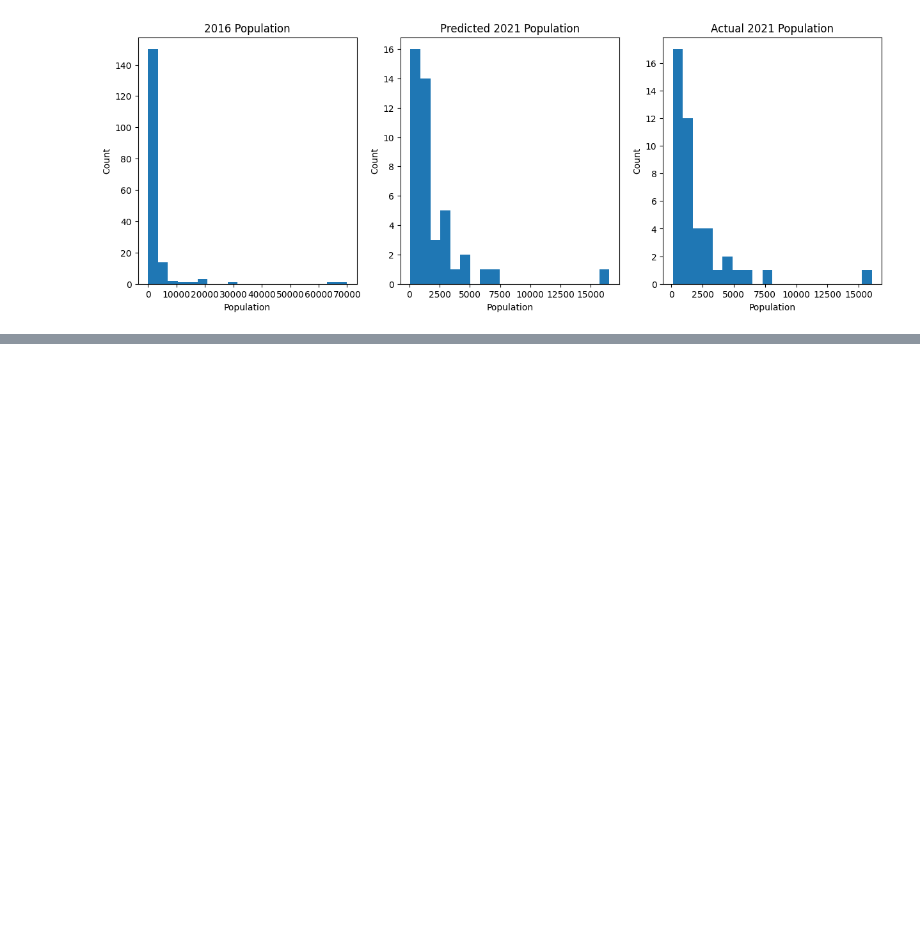
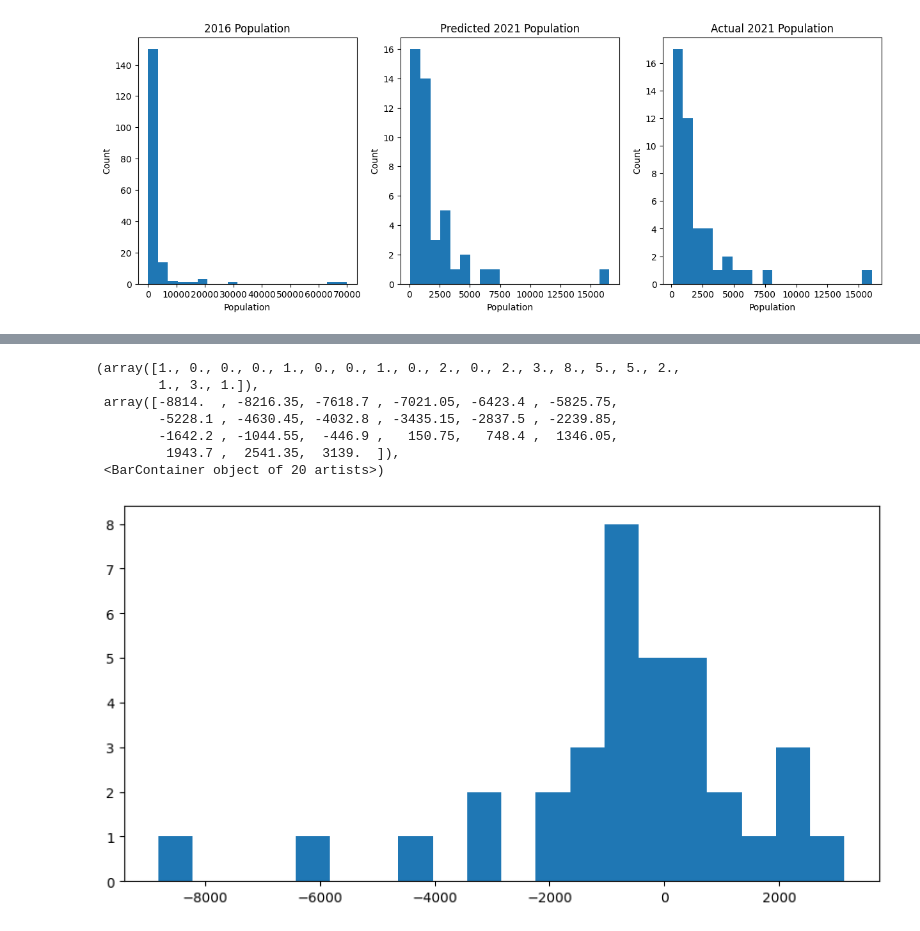
Before and after one commit to danesheppard/CommunityGrowthPrediction, a Jupyter notebook: growthPrediction.ipynb, the cells around one changed output, grey strips where cells are left out. Cells and saved outputs as stored; diff of their text form; code cells hidden in the pictures; blank space fills up the shorter version.

```diff
--- a/growthPrediction.ipynb
+++ b/growthPrediction.ipynb
@@ -175,0 +205,16 @@ plt.show()
+# %%
+# Let's also look at the change in population for each community, and plot that
+trimmed2016['Population Change'] = yVal - trimmed2016['Population, 2016']
+
+# We'll plot this as a histogram
+plt.figure(figsize=(10, 5))
+plt.hist(trimmed2016['Population Change'], bins=20)
+# %% [output]
+(array([1., 0., 0., 0., 1., 0., 0., 1., 0., 2., 0., 2., 3., 8., 5., 5., 2.,
+        1., 3., 1.]),
+ array([-8814.  , -8216.35, -7618.7 , -7021.05, -6423.4 , -5825.75,
+        -5228.1 , -4630.45, -4032.8 , -3435.15, -2837.5 , -2239.85,
+        -1642.2 , -1044.55,  -446.9 ,   150.75,   748.4 ,  1346.05,
+         1943.7 ,  2541.35,  3139.  ]),
+ <BarContainer object of 20 artists>)
+[figure, added]
```
Also changed, not shown: parts of 15 cells of this notebook, 5 other files.
